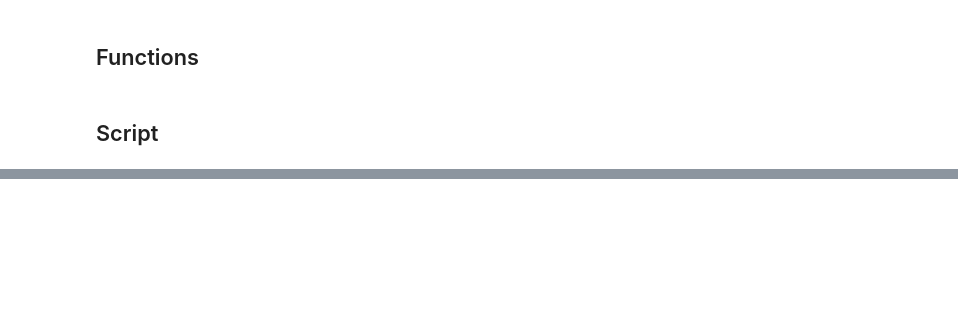
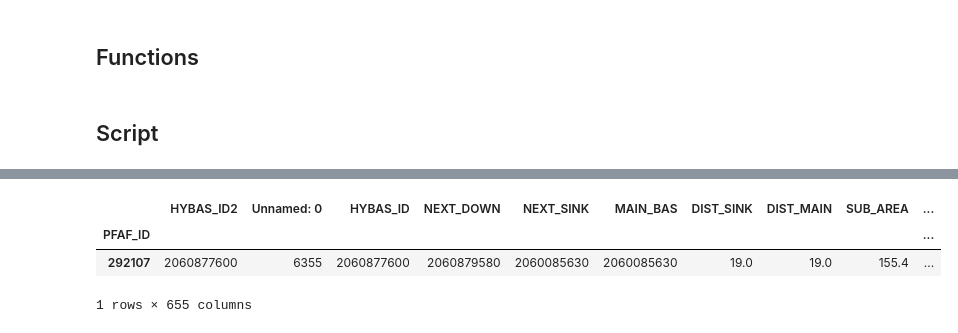
Before and after one commit to wri/Aqueduct30Docker, a Jupyter notebook: notebooks/production/Y2017M09D15_RH_Add_Basin_Data_V01.ipynb, the cells around one changed output, grey strips where cells are left out. Cells and saved outputs as stored; diff of their text form; code cells hidden in the pictures; blank space fills up the shorter version.

```diff
--- a/notebooks/production/Y2017M09D15_RH_Add_Basin_Data_V01.ipynb
+++ b/notebooks/production/Y2017M09D15_RH_Add_Basin_Data_V01.ipynb
@@ -139,0 +222,4 @@ def addUpstream(listje):
+# %%
+listje = [292107]
+# %%
+df_upstream_sum,df_out = addUpstream2(listje)
@@ -140,3 +236,10 @@ def addUpstream(listje):
+# %%
+df_out.head()
+# %% [output]
+|  | HYBAS_ID2 | Unnamed: 0 | HYBAS_ID | NEXT_DOWN | NEXT_SINK | MAIN_BAS | DIST_SINK | DIST_MAIN | SUB_AREA | ... |
+| PFAF_ID |  |  |  |  |  |  |  |  |  | ... |
+| 292107 | 2060877600 | 6355 | 2060877600 | 2060879580 | 2060085630 | 2060085630 | 19.0 | 19.0 | 155.4 | ... |
+1 rows × 655 columns
 # %%
 mp.cpu_count()
 # %%
```
Also changed, not shown: parts of 11 cells of this notebook, 1 other file.
